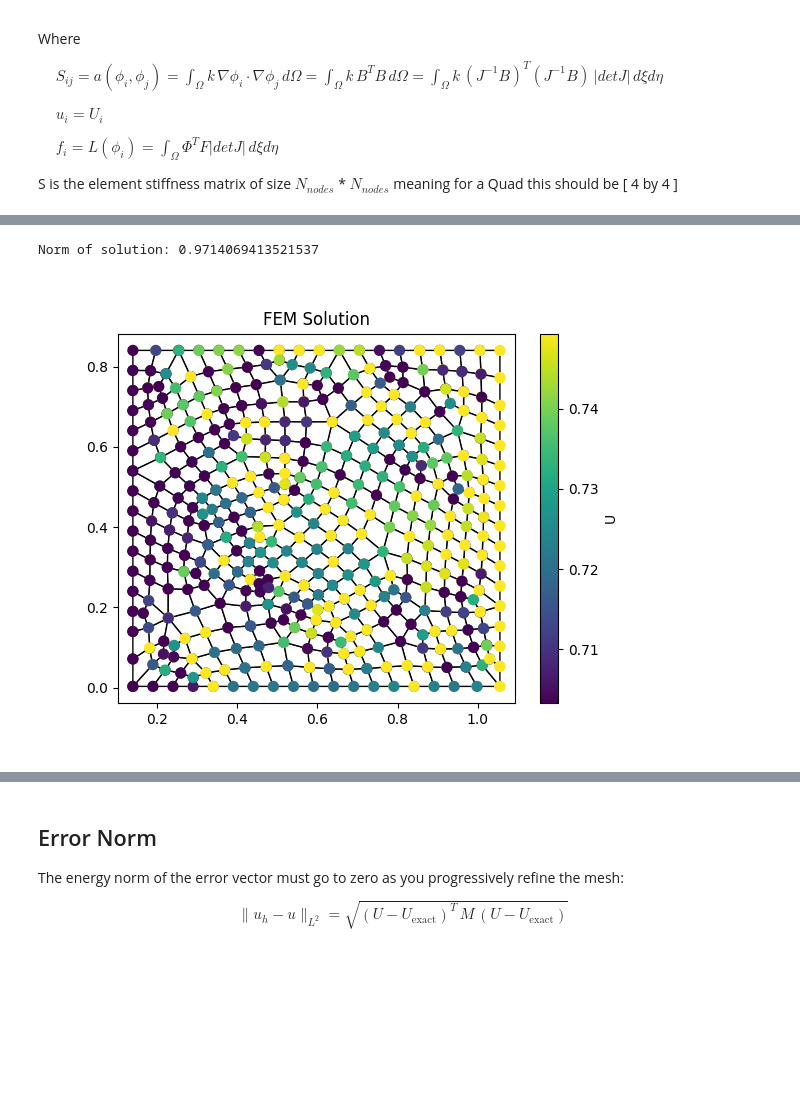
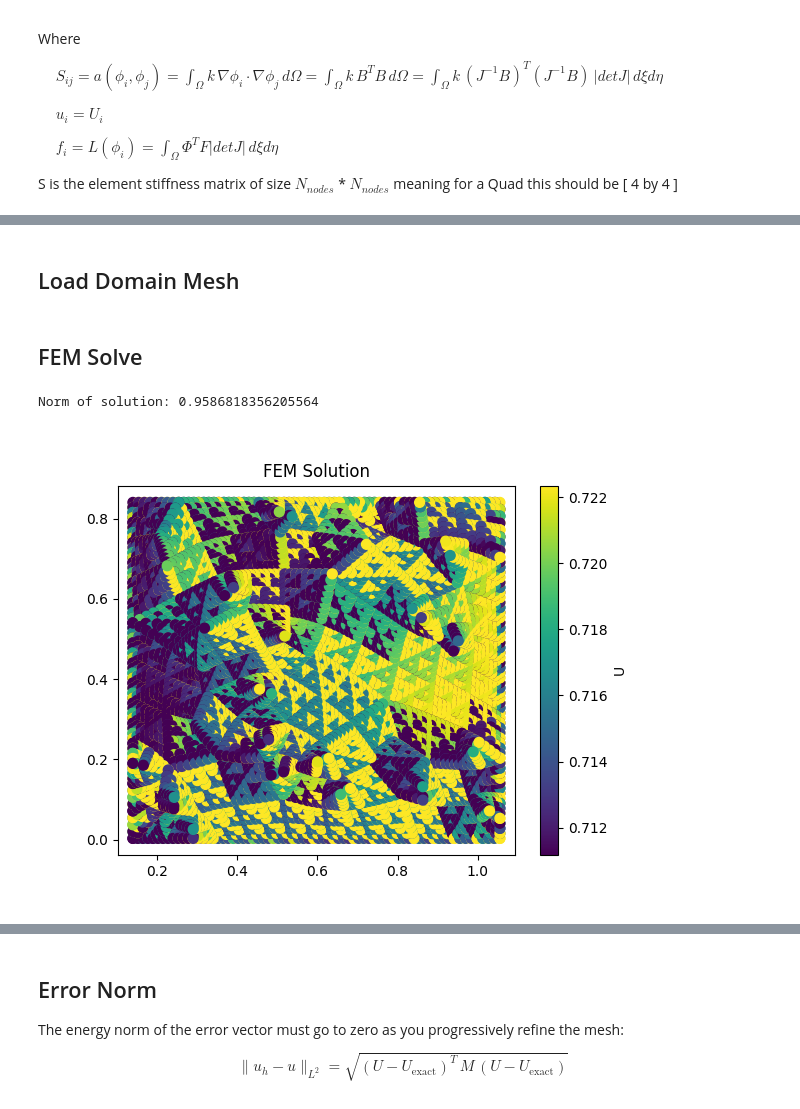
Before and after one commit to orwel1984/FiniteElements, a Jupyter notebook: FEM.ipynb, the cells around one changed output, grey strips where cells are left out. Cells and saved outputs as stored; diff of their text form; code cells hidden in the pictures; blank space fills up the shorter version.

Commit message:
Mesh refinement added

```diff
--- a/FEM.ipynb
+++ b/FEM.ipynb
@@ -543,3 +538,5 @@ def plot_solution(U, nodes, xnodes, ynodes):
     plt.colorbar(label='U')
     plt.title("FEM Solution")
     plt.show()
+# %% [markdown]
+## Load Domain Mesh
@@ -546,17 +548,17 @@ def plot_solution(U, nodes, xnodes, ynodes):
+# %% [markdown]
+## FEM Solve
 # %%
-
-# Read mesh
-nodes, xnodes, ynodes, bnodes, nele, nno = readquad(ext="alt", path="files")
-
 # Solve FEM problem
 U, N, Sg, Fg, Mg = FEM_Quadrilateral(nodes, xnodes, ynodes, bnodes, nele, nno)
+
+
 print("Norm of solution:", N)
 
 # Plot solution
 plot_solution(U, nodes, xnodes, ynodes)
 # %% [output]
-Norm of solution: 0.9714069413521537
+Norm of solution: 0.9586818356205564
-[figure, old version]
+[figure, new version]
 # %%
 from mpl_toolkits.mplot3d import Axes3D  # needed for 3D plotting
 
```
Also changed, not shown: parts of 13 cells of this notebook, 2 other files.
